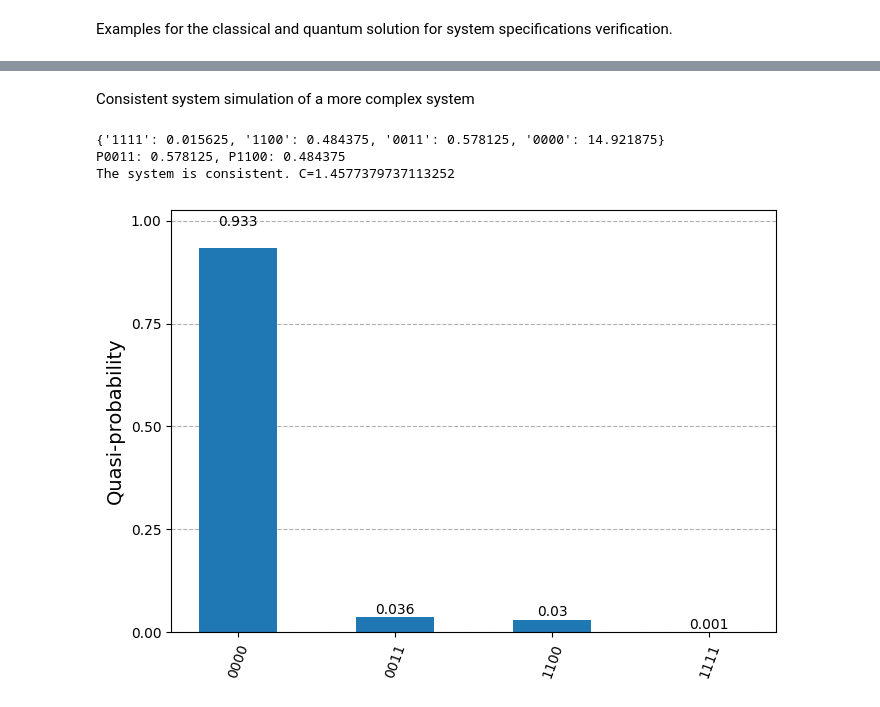
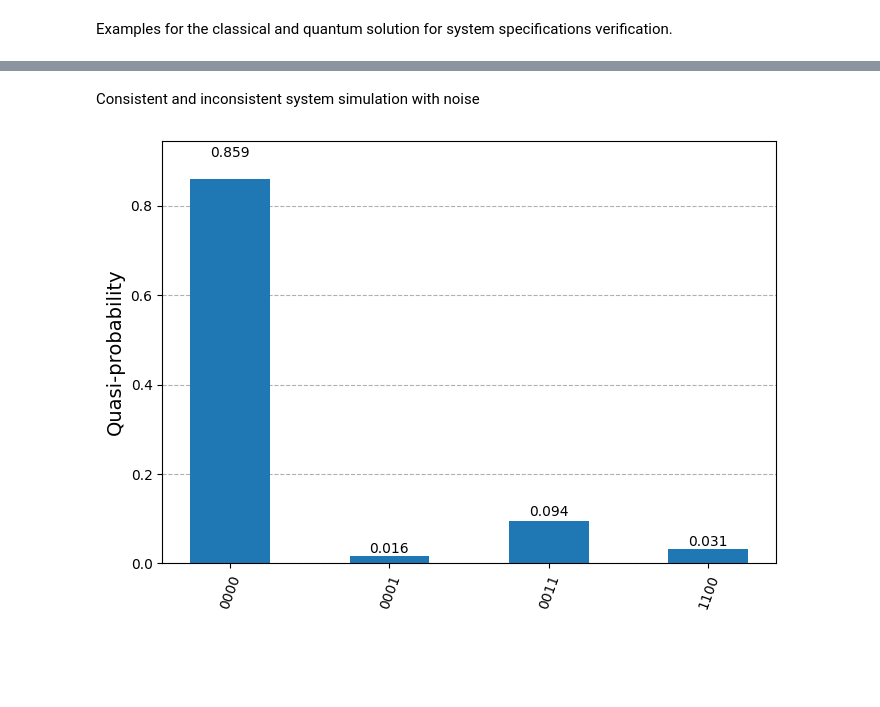
Before and after one commit to k-erlikh/Quantum-System-Specification-Checker, a Jupyter notebook: src/examples.ipynb, the cells around one changed output, grey strips where cells are left out. Saved outputs shown, nothing was run; the diff lists cells and outputs as text; code cells hidden in the pictures; blank space fills up the shorter version.

```diff
--- a/src/examples.ipynb
+++ b/src/examples.ipynb
@@ -105,30 +101,19 @@ The system is consistent. C=0.521536192416212
-# %% [markdown]
-Consistent system simulation of a more complex system
+# %% [markdown]
+Consistent and inconsistent system simulation with noise
 # %%
-terms = ['0x1xxxxxxxxx', '0xx0xxxxxxxx', 'x01xxxxxxxxx']
-var = 8
+terms = ["0x1x","0xx0","x01x"]
+var = 4
 func = 3
 
 circ = construct_circuit(terms, var, func)
-#circ.draw("mpl");
 
-simulator = AerSimulator()
-circ = transpile(circ, simulator, optimization_level=0, coupling_map=None, basis_gates=None)
+backend = GenericBackendV2(len(circ.qubits))
+circ = transpile(circ, backend)
 
-result = simulator.run(circ).result()
 shots = 64
-probabilities = {k:v/shots for k,v in result.get_counts().items()}
-print(probabilities)
+result = backend.run(circ, shots=shots)
+probabilities = {k:v/shots for k,v in result.result().get_counts().items()}
+
 plot_distribution(probabilities);
-
-p0011=probabilities.get('0011',0)
-p1100=probabilities.get('1100',0)
-
-print(f"P0011: {p0011}, P1100: {p1100}")
-
-check_consistency([p0011,p1100]);
 # %% [output]
-{'1111': 0.015625, '1100': 0.484375, '0011': 0.578125, '0000': 14.921875}
-P0011: 0.578125, P1100: 0.484375
-The system is consistent. C=1.4577379737113252
-[figure, old version]
+[figure, new version]
```
Also changed, not shown: parts of 8 cells of this notebook, 1 other file.
